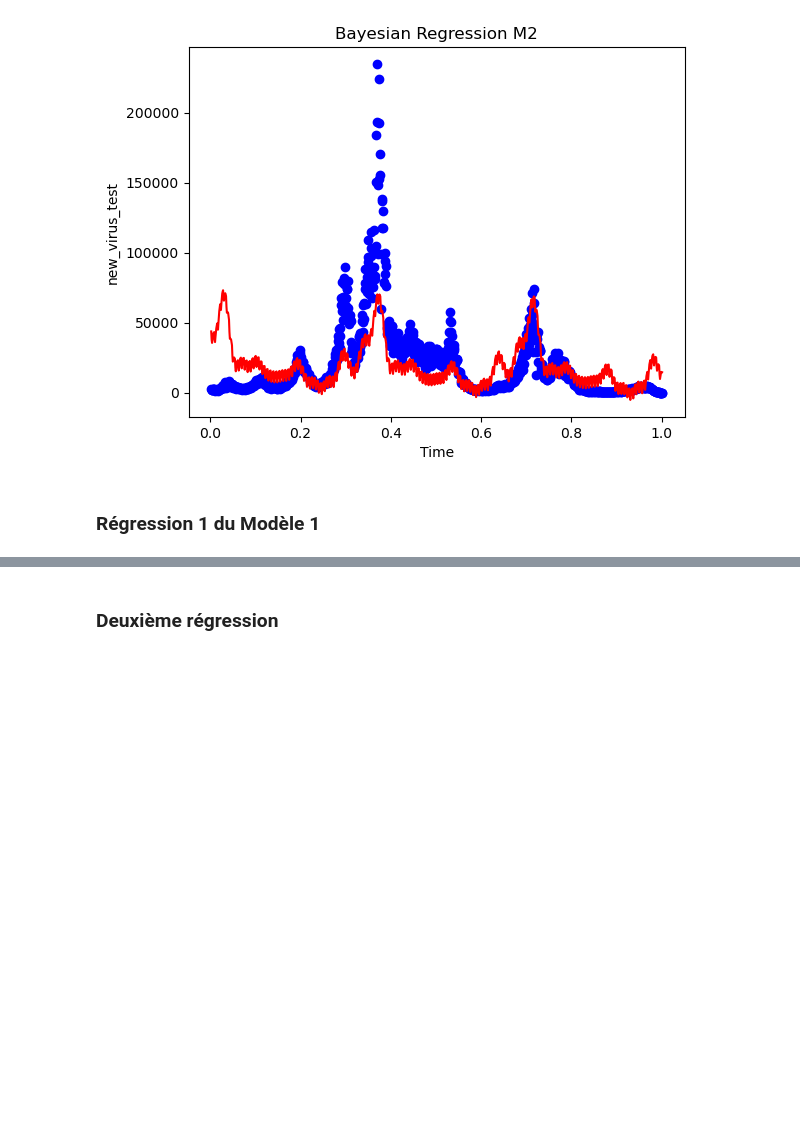
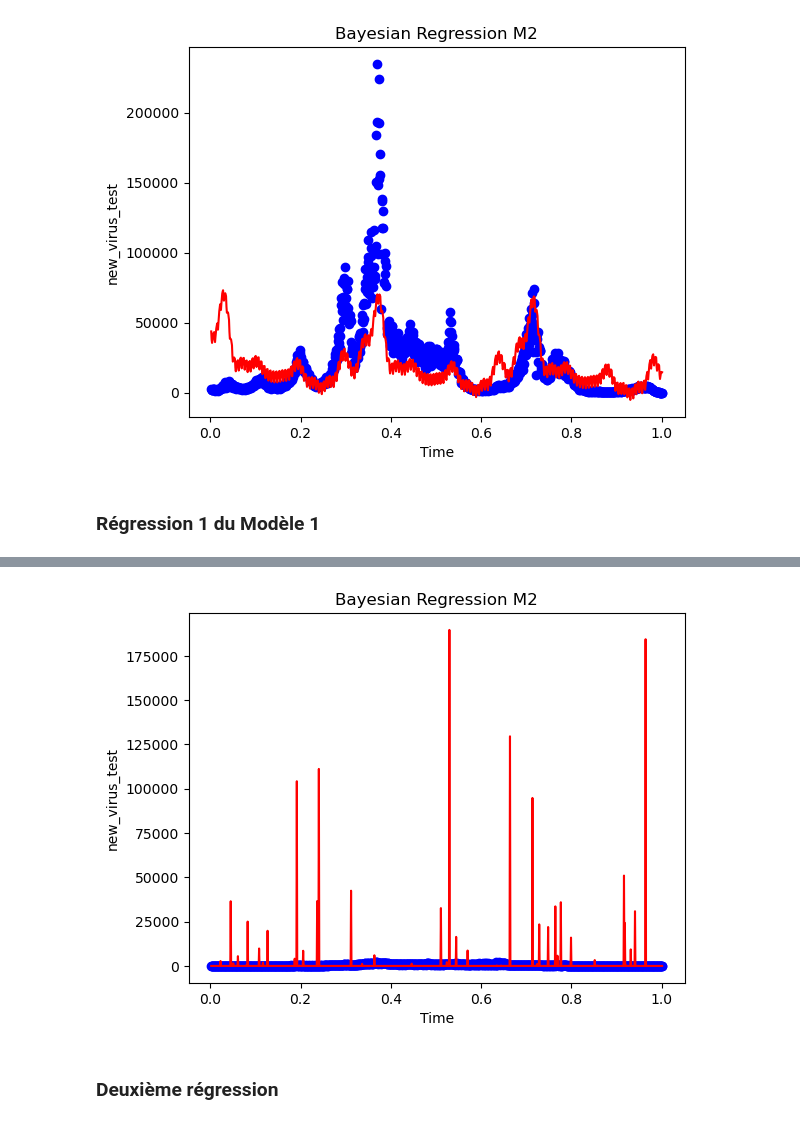
Before and after one commit to Jeremstar/business_is_business, a Jupyter notebook: Notebook_final.ipynb, the cells around one changed output, grey strips where cells are left out. Drawn from its saved outputs; the diff is of its cells as text; code cells hidden in the pictures; blank space fills up the shorter version.

```diff
--- a/Notebook_final.ipynb
+++ b/Notebook_final.ipynb
@@ -310,10 +337,6 @@ Beta :  [-7.67285969e+11  6.62875468e+02  9.59796127e+12  2.79755084e+15
   3.90771324e+03  1.16171845e+03 -1.37125536e+03 -1.80523009e+03
   1.14886808e+03  1.66101458e+03]
 # %%
-T = df.shape[0]
-t = np.array(df.index).reshape(-1, 1) / T
-
-
 plt.scatter(t, df['daily_cases'], color='blue')
 plt.plot(t, model.predict(X), color='red')
 plt.xlabel('Time')
@@ -498,0 +444,3 @@ df2
+# %%
+X_theta = ((np.dot(mat_design, theta))**2)/10**(23)
+X_theta
@@ -498,0 +449,14 @@ df2
+# %%
+
+Data = {"S": list(df["new_virus_test"]),
+                "N": len(S),
+                "mu": X_theta,
+                "K" : mat_design.shape[1],
+                "inv_sigma_scale" : 0.5
+       }
+
+
+posterior = stan.build(Model, data=Data)
+fit = posterior.sample(num_chains=4, num_samples=1000)
+
+df2 = fit.to_frame()  # pandas `DataFrame`
@@ -498,0 +508,3 @@ df2
+# %%
+df_S_rep = df2.loc[:, "S_rep.1":"S_rep.1065"]
+df_S_rep
@@ -499,3 +526,12 @@ df2
+# %%
+plt.plot(t, df_S_rep.mean().values, color='red')
+plt.scatter(t,df["new_virus_test"]/1000, color='blue')
+plt.xlabel('Time')
+plt.ylabel('new_virus_test')
+plt.title('Bayesian Regression M2')
+plt.show()
+# %% [output]
+[figure, added]
 # %% [markdown]
 ### Deuxième régression
 # %% [markdown]
```
Also changed, not shown: parts of 23 cells of this notebook.
